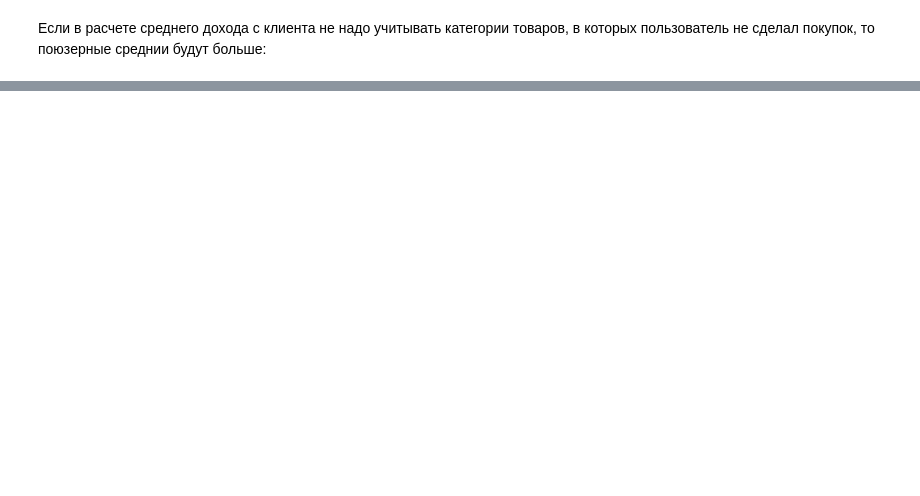
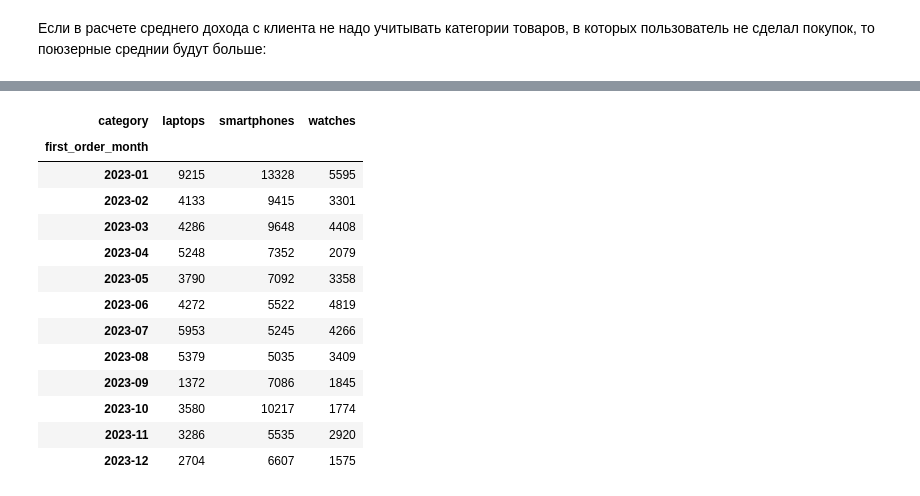
Before and after one commit to gbrs/test_tasks, a Jupyter notebook: karpov_01/pandas.ipynb, the cells around one changed output, grey strips where cells are left out. Cells and saved outputs as stored; diff of their text form; code cells hidden in the pictures; blank space fills up the shorter version.

```diff
--- a/karpov_01/pandas.ipynb
+++ b/karpov_01/pandas.ipynb
@@ -313,0 +302,11 @@ incomes_10_days_by_platform_and_first_month.sample(5)
+# %%
+#  для каждого пользователя найдем сумму его заказов по каждой категории товаров
+incomes_10_days_by_category = (
+    df[df.day_from_start < 10]
+    .groupby(['customer_id', 'category'])
+    .order_amount
+    .sum()
+    .reset_index()
+)
+incomes_10_days_by_category.columns = ['customer_id', 'category', 'orders_sum']
+incomes_10_days_by_category.sample(5)
@@ -313,0 +320,4 @@ incomes_10_days_by_platform_and_first_month.sample(5)
+# %%
+# приджойним данные по первым месяцам
+incomes_10_days_by_category_and_first_month = incomes_10_days_by_category.join(first_months, on='customer_id')
+incomes_10_days_by_category_and_first_month.sample(5)
@@ -313,0 +331,24 @@ incomes_10_days_by_platform_and_first_month.sample(5)
+# %%
+(
+    incomes_10_days_by_category_and_first_month
+    .pivot_table('orders_sum', 'first_order_month', 'category')
+    .round()
+    .astype(int)
+    [:12].
+    style.background_gradient()
+)
+# %% [output]
+| category | laptops | smartphones | watches |
+| first_order_month |  |  |  |
+| 2023-01 | 9215 | 13328 | 5595 |
+| 2023-02 | 4133 | 9415 | 3301 |
+| 2023-03 | 4286 | 9648 | 4408 |
+| 2023-04 | 5248 | 7352 | 2079 |
+| 2023-05 | 3790 | 7092 | 3358 |
+| 2023-06 | 4272 | 5522 | 4819 |
+| 2023-07 | 5953 | 5245 | 4266 |
+| 2023-08 | 5379 | 5035 | 3409 |
+| 2023-09 | 1372 | 7086 | 1845 |
+| 2023-10 | 3580 | 10217 | 1774 |
+| 2023-11 | 3286 | 5535 | 2920 |
+| 2023-12 | 2704 | 6607 | 1575 |
```
Also changed, not shown: parts of 20 cells of this notebook.
